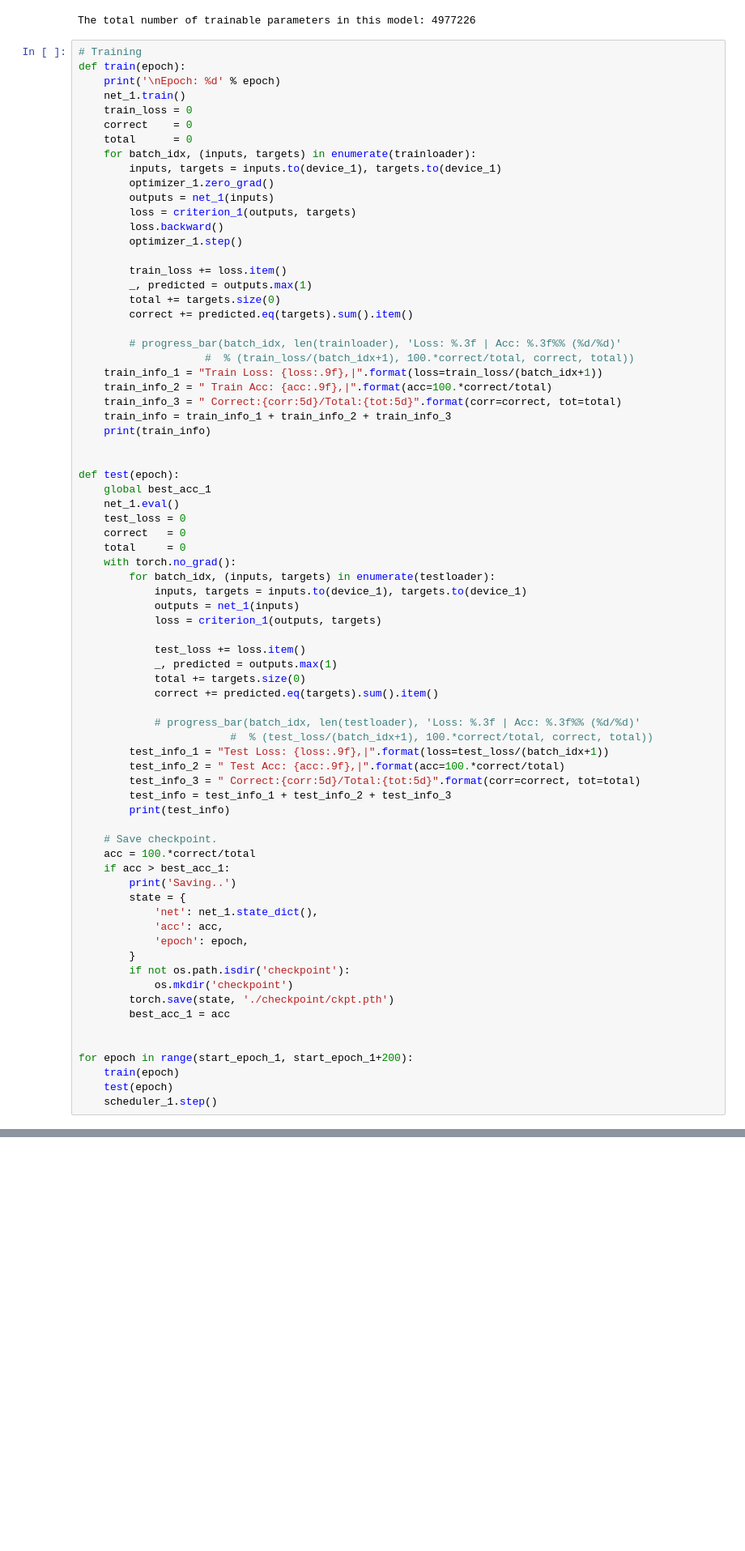
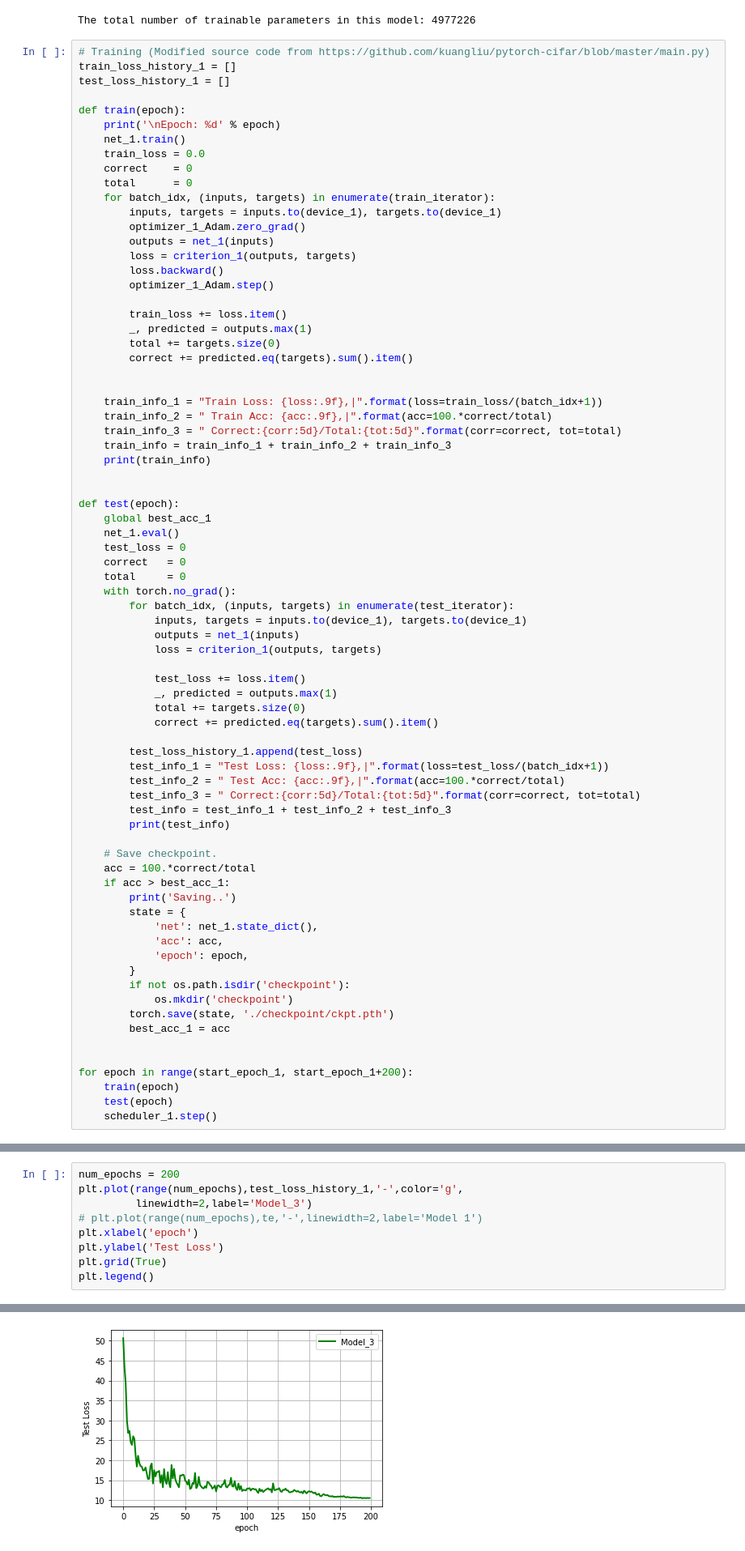
Before and after one commit to Hongyac/Nyu-Deep-Learning-Fall-2022, a Jupyter notebook: dlf22_mini_project.ipynb, the cells around one changed output, grey strips where cells are left out. Shown: that part at 81% size. Saved outputs shown, nothing was run; the diff lists cells and outputs as text; blank space fills up the shorter version.

```diff
--- a/dlf22_mini_project.ipynb
+++ b/dlf22_mini_project.ipynb
@@ -343,28 +285,30 @@ print(model_1_info)
 # %% [output]
 The total number of trainable parameters in this model: 4977226
 # %%
-# Training
+# Training (Modified source code from https://github.com/kuangliu/pytorch-cifar/blob/master/main.py)
+train_loss_history_1 = []
+test_loss_history_1 = []
+
 def train(epoch):
     print('\nEpoch: %d' % epoch)
     net_1.train()
-    train_loss = 0
+    train_loss = 0.0
     correct    = 0
     total      = 0
-    for batch_idx, (inputs, targets) in enumerate(trainloader):
+    for batch_idx, (inputs, targets) in enumerate(train_iterator):
         inputs, targets = inputs.to(device_1), targets.to(device_1)
-        optimizer_1.zero_grad()
+        optimizer_1_Adam.zero_grad()
         outputs = net_1(inputs)
         loss = criterion_1(outputs, targets)
         loss.backward()
-        optimizer_1.step()
+        optimizer_1_Adam.step()
 
         train_loss += loss.item()
         _, predicted = outputs.max(1)
         total += targets.size(0)
         correct += predicted.eq(targets).sum().item()
 
-        # progress_bar(batch_idx, len(trainloader), 'Loss: %.3f | Acc: %.3f%% (%d/%d)'
-                    #  % (train_loss/(batch_idx+1), 100.*correct/total, correct, total))
+
     train_info_1 = "Train Loss: {loss:.9f},|".format(loss=train_loss/(batch_idx+1))
     train_info_2 = " Train Acc: {acc:.9f},|".format(acc=100.*correct/total)
     train_info_3 = " Correct:{corr:5d}/Total:{tot:5d}".format(corr=correct, tot=total)
@@ -379,7 +323,7 @@ def test(epoch):
     correct   = 0
     total     = 0
     with torch.no_grad():
-        for batch_idx, (inputs, targets) in enumerate(testloader):
+        for batch_idx, (inputs, targets) in enumerate(test_iterator):
             inputs, targets = inputs.to(device_1), targets.to(device_1)
             outputs = net_1(inputs)
             loss = criterion_1(outputs, targets)
@@ -389,8 +333,7 @@ def test(epoch):
             total += targets.size(0)
             correct += predicted.eq(targets).sum().item()
 
-            # progress_bar(batch_idx, len(testloader), 'Loss: %.3f | Acc: %.3f%% (%d/%d)'
-                        #  % (test_loss/(batch_idx+1), 100.*correct/total, correct, total))
+        test_loss_history_1.append(test_loss)
         test_info_1 = "Test Loss: {loss:.9f},|".format(loss=test_loss/(batch_idx+1))
         test_info_2 = " Test Acc: {acc:.9f},|".format(acc=100.*correct/total)
         test_info_3 = " Correct:{corr:5d}/Total:{tot:5d}".format(corr=correct, tot=total)
@@ -436,0 +384,10 @@ Saving..
+# %%
+num_epochs = 200
+plt.plot(range(num_epochs),test_loss_history_1,'-',color='g',
+         linewidth=2,label='Model_3')
+# plt.plot(range(num_epochs),te,'-',linewidth=2,label='Model 1')
+plt.xlabel('epoch')
+plt.ylabel('Test Loss')
+plt.grid(True)
+plt.legend()
+# %% [output]
@@ -436,0 +395 @@ Saving..
+[figure, added]
```
Also changed, not shown: parts of 14 cells of this notebook.
